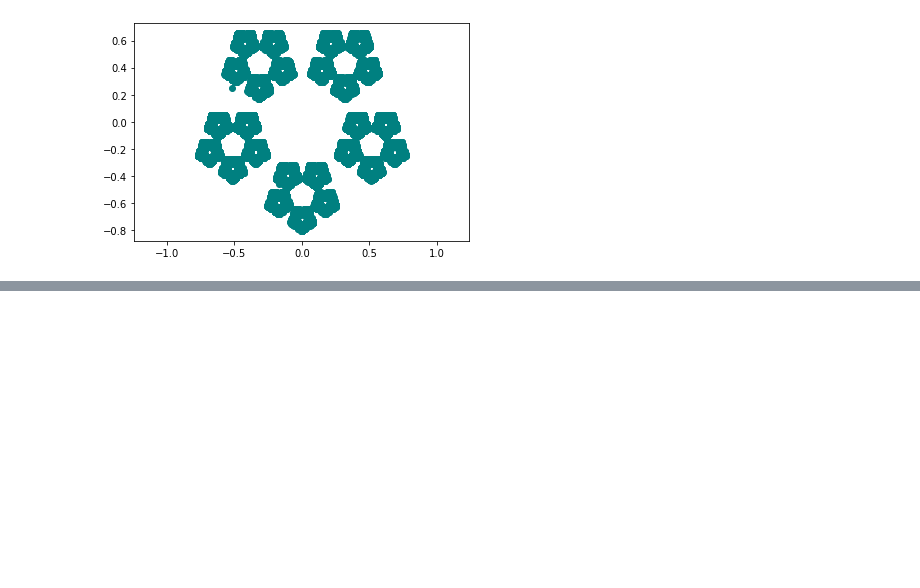
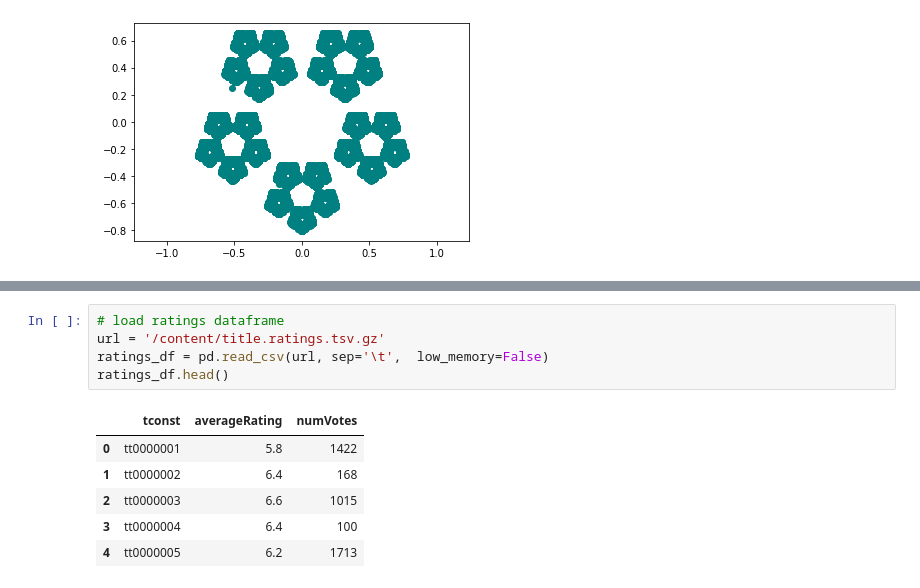
Before and after one commit to arnold402/Pre-assignment-DSI, a Jupyter notebook: Assignment.ipynb, the cells around one changed output, grey strips where cells are left out. Cells and saved outputs as stored; diff of their text form; blank space fills up the shorter version.

```diff
--- a/Assignment.ipynb
+++ b/Assignment.ipynb
@@ -201,0 +281,12 @@ pentagon = unexpected_plots(5,'teal',itr=50000)
+# %%
+# load ratings dataframe
+url = '/content/title.ratings.tsv.gz'
+ratings_df = pd.read_csv(url, sep='\t',  low_memory=False)
+ratings_df.head()
+# %% [output]
+|  | tconst | averageRating | numVotes |
+| 0 | tt0000001 | 5.8 | 1422 |
+| 1 | tt0000002 | 6.4 | 168 |
+| 2 | tt0000003 | 6.6 | 1015 |
+| 3 | tt0000004 | 6.4 | 100 |
+| 4 | tt0000005 | 6.2 | 1713 |
```
Also changed, not shown: parts of 12 cells of this notebook.
